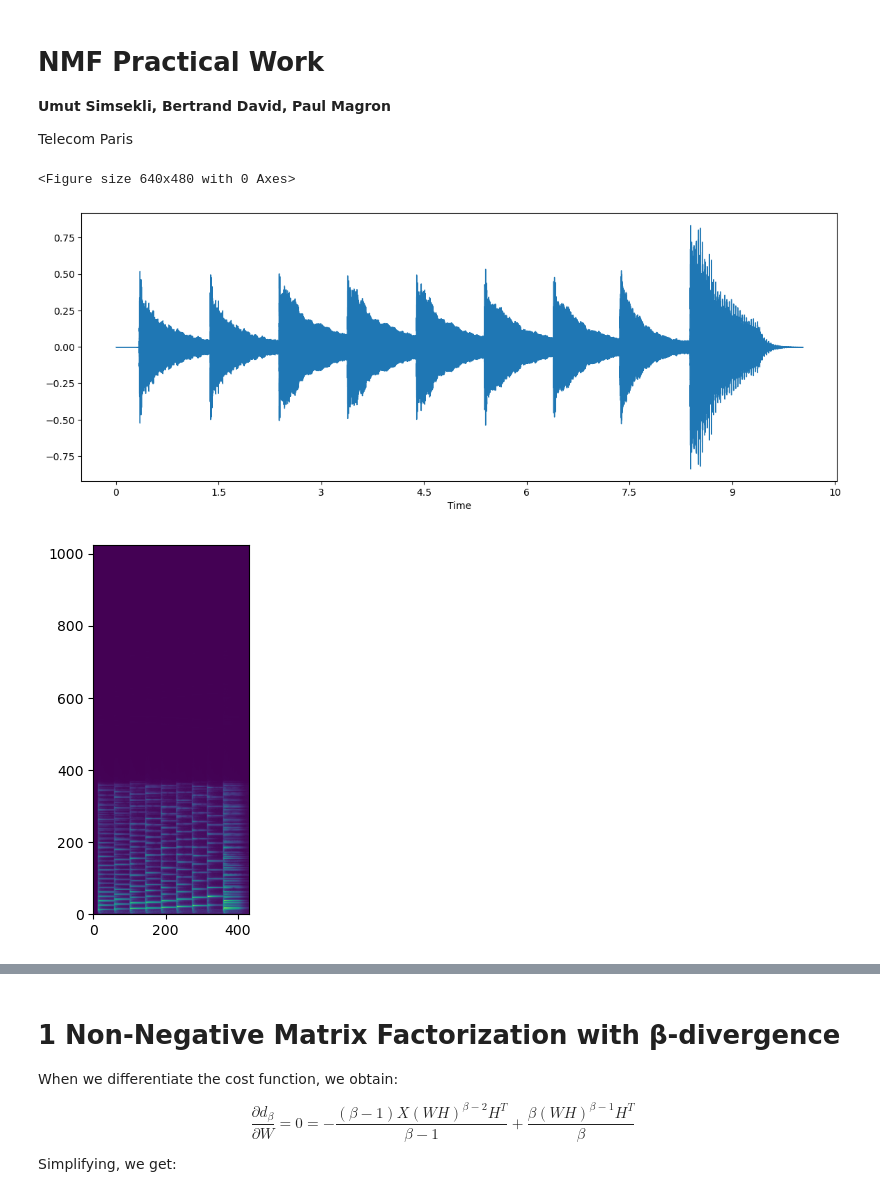
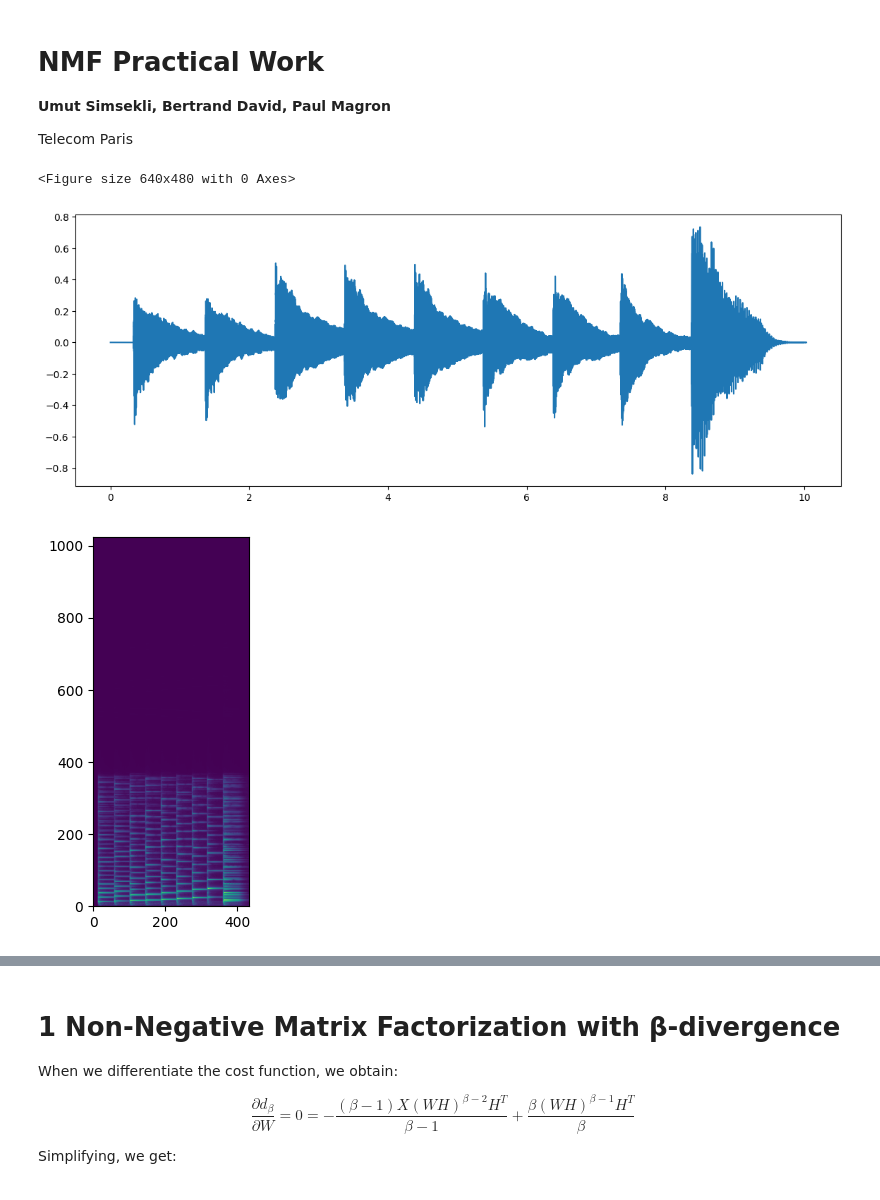
Before and after one commit to kjle/ATIAM-Promo-2025, a Jupyter notebook: TSM/TP-NMF/NMF_TP.ipynb, the cells around one changed output, grey strips where cells are left out. Drawn from its saved outputs; the diff is of its cells as text; code cells hidden in the pictures.

```diff
--- a/TSM/TP-NMF/NMF_TP.ipynb
+++ b/TSM/TP-NMF/NMF_TP.ipynb
@@ -23,26 +23,27 @@ import librosa.display
 # %%
 # Audio file
 fname = 'Cmajor_piano8khz.wav'
 
 # Load signal
 y, sr = librosa.load(fname)
 
 # Compute STFT
 Xstft = librosa.stft(y, n_fft=2048, hop_length=512, win_length=None)
 X = np.abs(Xstft)
 
 #Visualize the waveform
 plt.figure()
 plt.figure(figsize=(14, 5))
-librosa.display.waveshow(y, sr=sr)
+# librosa.display.waveshow(y, sr=sr)
+plt.plot(np.arange(0, len(y)) / sr, y)
 
 #Visualize the spectrum
 plt.figure()
 plt.imshow(X**0.3)
 plt.gca().invert_yaxis()
 # %% [output]
 <Figure size 640x480 with 0 Axes>
-[figure, old version]
+[figure, new version]
 [figure]
 # %%
 # Implement MUR for NMF with beta-divergence
```
Also changed, not shown: parts of 9 cells of this notebook.
